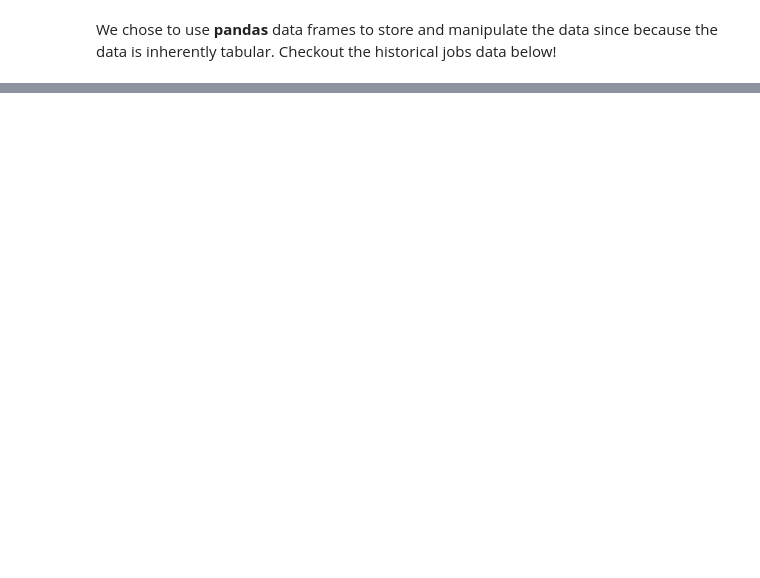
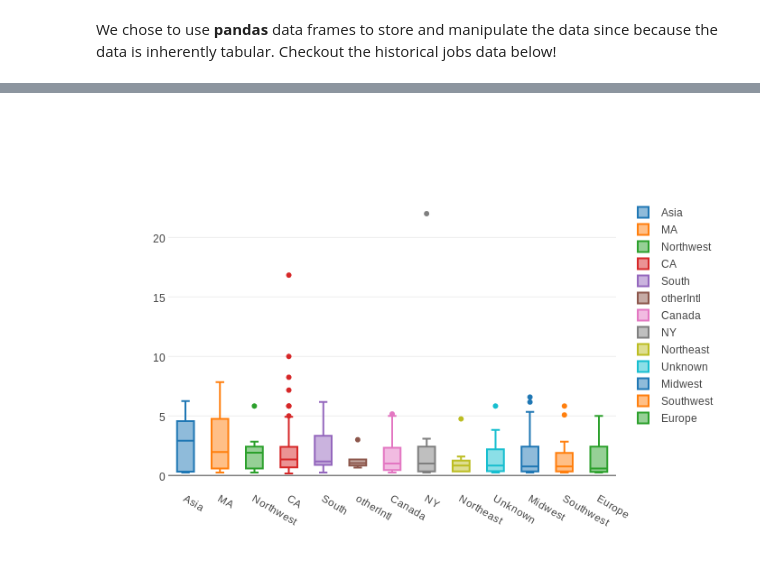
Before and after one commit to lchircus/developher_hackathon2014, a Jupyter notebook: inSights into LinkedIn by iSightful.ipynb, the cells around one changed output, grey strips where cells are left out. Drawn from its saved outputs; the diff is of its cells as text; code cells hidden in the pictures; blank space fills up the shorter version.

```diff
--- a/inSights into LinkedIn by iSightful.ipynb
+++ b/inSights into LinkedIn by iSightful.ipynb
@@ -74,0 +303,24 @@ jobs.head()
+# %%
+# Make boxplot with plotly
+
+locations = pandas.unique(summaryTableLoc.index.ravel()).tolist()
+
+traces= None
+traces = [
+    Box(
+        y=numpy.array(jobs['Duration_yr'][jobs['LocationType']==ii]),
+        #name='{}'.format(ii)
+        name = ii
+    )
+    for ii in locations]
+
+# Make Data object
+plotdata = Data(traces)
+
+# Make figure object
+fig = Figure(data=plotdata)
+
+# (@) Send to Plotly and show plot in notebook
+py.iplot(fig)
+# %% [output]
+[figure, added]
```
Also changed, not shown: parts of 22 cells of this notebook.
